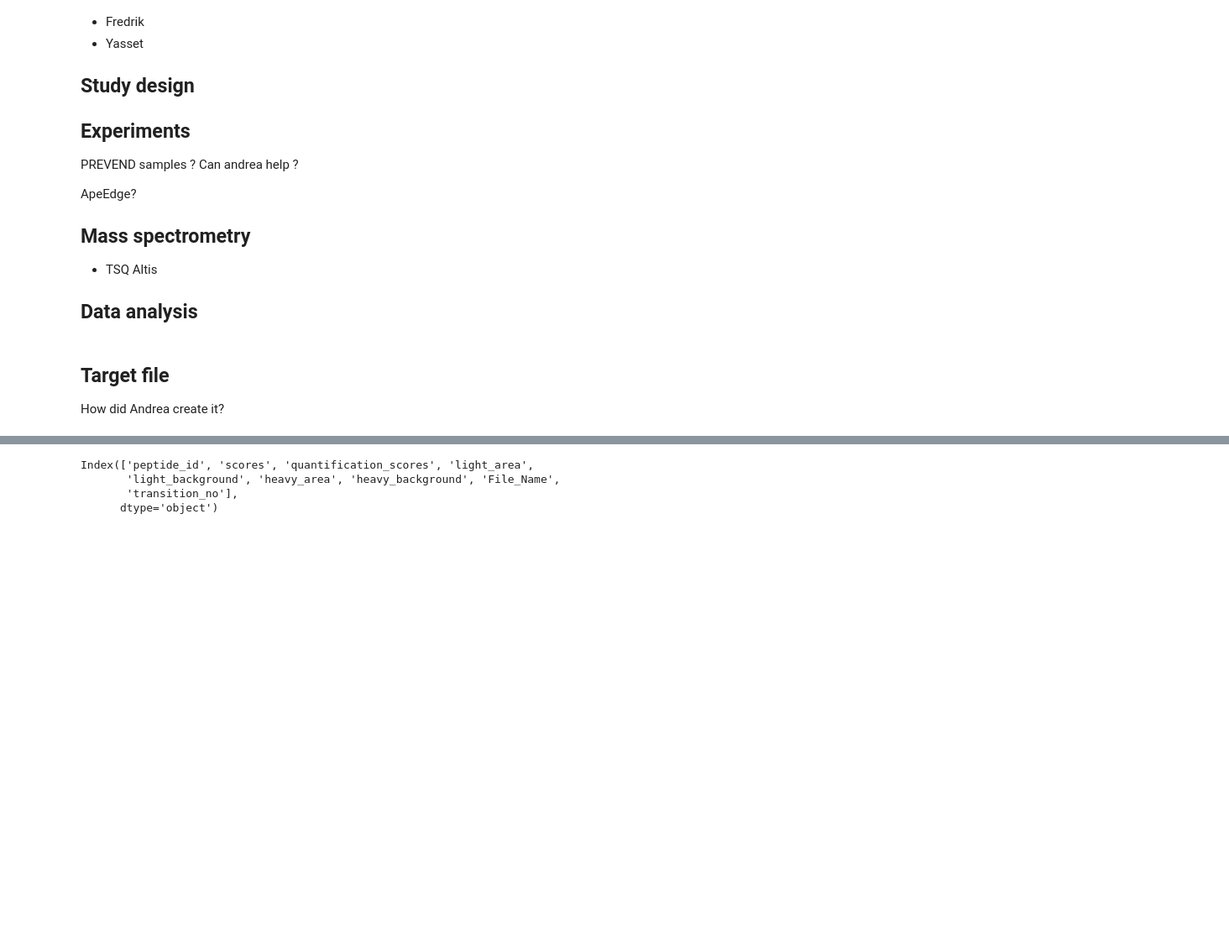
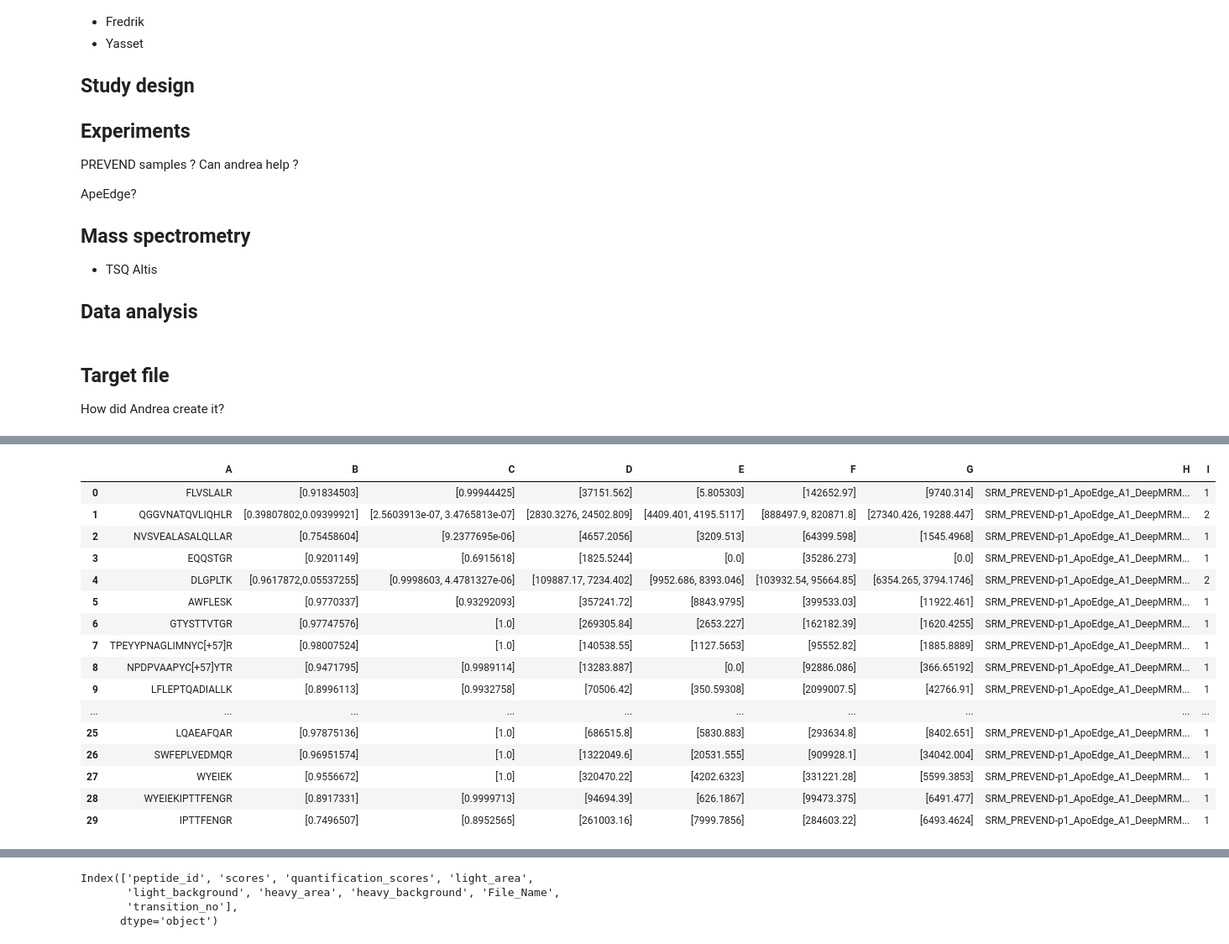
Before and after one commit to thanadol-git/deep-mrm-KTH, a Jupyter notebook: all_spread.ipynb, the cells around one changed output, grey strips where cells are left out. Shown at 84% size. Saved outputs shown, nothing was run; the diff lists cells and outputs as text; code cells hidden in the pictures; blank space fills up the shorter version.

```diff
--- a/all_spread.ipynb
+++ b/all_spread.ipynb
@@ -43,0 +123,19 @@ top1_df.head()
+# %%
+
+# Slect columns
+selected_df = all_df[['peptide_id', 'scores', 'quantification_scores', 'light_area',
+       'light_background', 'heavy_area', 'heavy_background', 'File_Name' ]]
+# In column scores, replace \s or \s\s with ,
+selected_df['scores'] = selected_df['scores'].str.replace('\s+', ',', regex=True)
+
+# In column scores, replace ,] with ]
+selected_df['scores'] = selected_df['scores'].str.replace(',]', ']', regex=False)
+
+# Replace ,, with , in column scores
+selected_df['scores'] = selected_df['scores'].str.replace(',,', ',', regex=False)
+
+# Count , in column scores
+selected_df['no_transition'] = selected_df['scores'].str.count(',') + 1
+
+selected_df.head()
+col_names  = selected_df.columns
@@ -43,0 +163,9 @@ top1_df.head()
+# %%
+# Rename selected column names to alphabet A, B, C, D, E, F, G, H, I
+selected_df.columns = ['A', 'B', 'C', 'D', 'E', 'F', 'G', 'H', 'I']
+
+# check class of all column
+
+
+# Assuming all_df is your DataFrame
+selected_df.head()
@@ -43,0 +179,26 @@ top1_df.head()
+# %%
+exp_select = selected_df.explode(list('BCDEFG'))
+# Change columns B,C,D,E,F,G to list
+
+
+
+
+exp_select.head(30)
+# %% [output]
+|  | A | B | C | D | E | F | G | H | I |
+| 0 | FLVSLALR | [0.91834503] | [0.99944425] | [37151.562] | [5.805303] | [142652.97] | [9740.314] | SRM_PREVEND-p1_ApoEdge_A1_DeepMRM... | 1 |
+| 1 | QGGVNATQVLIQHLR | [0.39807802,0.09399921] | [2.5603913e-07, 3.4765813e-07] | [2830.3276, 24502.809] | [4409.401, 4195.5117] | [888497.9, 820871.8] | [27340.426, 19288.447] | SRM_PREVEND-p1_ApoEdge_A1_DeepMRM... | 2 |
+| 2 | NVSVEALASALQLLAR | [0.75458604] | [9.2377695e-06] | [4657.2056] | [3209.513] | [64399.598] | [1545.4968] | SRM_PREVEND-p1_ApoEdge_A1_DeepMRM... | 1 |
+| 3 | EQQSTGR | [0.9201149] | [0.6915618] | [1825.5244] | [0.0] | [35286.273] | [0.0] | SRM_PREVEND-p1_ApoEdge_A1_DeepMRM... | 1 |
+| 4 | DLGPLTK | [0.9617872,0.05537255] | [0.9998603, 4.4781327e-06] | [109887.17, 7234.402] | [9952.686, 8393.046] | [103932.54, 95664.85] | [6354.265, 3794.1746] | SRM_PREVEND-p1_ApoEdge_A1_DeepMRM... | 2 |
+| 5 | AWFLESK | [0.9770337] | [0.93292093] | [357241.72] | [8843.9795] | [399533.03] | [11922.461] | SRM_PREVEND-p1_ApoEdge_A1_DeepMRM... | 1 |
+| 6 | GTYSTTVTGR | [0.97747576] | [1.0] | [269305.84] | [2653.227] | [162182.39] | [1620.4255] | SRM_PREVEND-p1_ApoEdge_A1_DeepMRM... | 1 |
+| 7 | TPEYYPNAGLIMNYC[+57]R | [0.98007524] | [1.0] | [140538.55] | [1127.5653] | [95552.82] | [1885.8889] | SRM_PREVEND-p1_ApoEdge_A1_DeepMRM... | 1 |
+| 8 | NPDPVAAPYC[+57]YTR | [0.9471795] | [0.9989114] | [13283.887] | [0.0] | [92886.086] | [366.65192] | SRM_PREVEND-p1_ApoEdge_A1_DeepMRM... | 1 |
+| 9 | LFLEPTQADIALLK | [0.8996113] | [0.9932758] | [70506.42] | [350.59308] | [2099007.5] | [42766.91] | SRM_PREVEND-p1_ApoEdge_A1_DeepMRM... | 1 |
+| ... | ... | ... | ... | ... | ... | ... | ... | ... | ... |
+| 25 | LQAEAFQAR | [0.97875136] | [1.0] | [686515.8] | [5830.883] | [293634.8] | [8402.651] | SRM_PREVEND-p1_ApoEdge_A1_DeepMRM... | 1 |
+| 26 | SWFEPLVEDMQR | [0.96951574] | [1.0] | [1322049.6] | [20531.555] | [909928.1] | [34042.004] | SRM_PREVEND-p1_ApoEdge_A1_DeepMRM... | 1 |
+| 27 | WYEIEK | [0.9556672] | [1.0] | [320470.22] | [4202.6323] | [331221.28] | [5599.3853] | SRM_PREVEND-p1_ApoEdge_A1_DeepMRM... | 1 |
+| 28 | WYEIEKIPTTFENGR | [0.8917331] | [0.9999713] | [94694.39] | [626.1867] | [99473.375] | [6491.477] | SRM_PREVEND-p1_ApoEdge_A1_DeepMRM... | 1 |
+| 29 | IPTTFENGR | [0.7496507] | [0.8952565] | [261003.16] | [7999.7856] | [284603.22] | [6493.4624] | SRM_PREVEND-p1_ApoEdge_A1_DeepMRM... | 1 |
```
Also changed, not shown: parts of 8 cells of this notebook.
